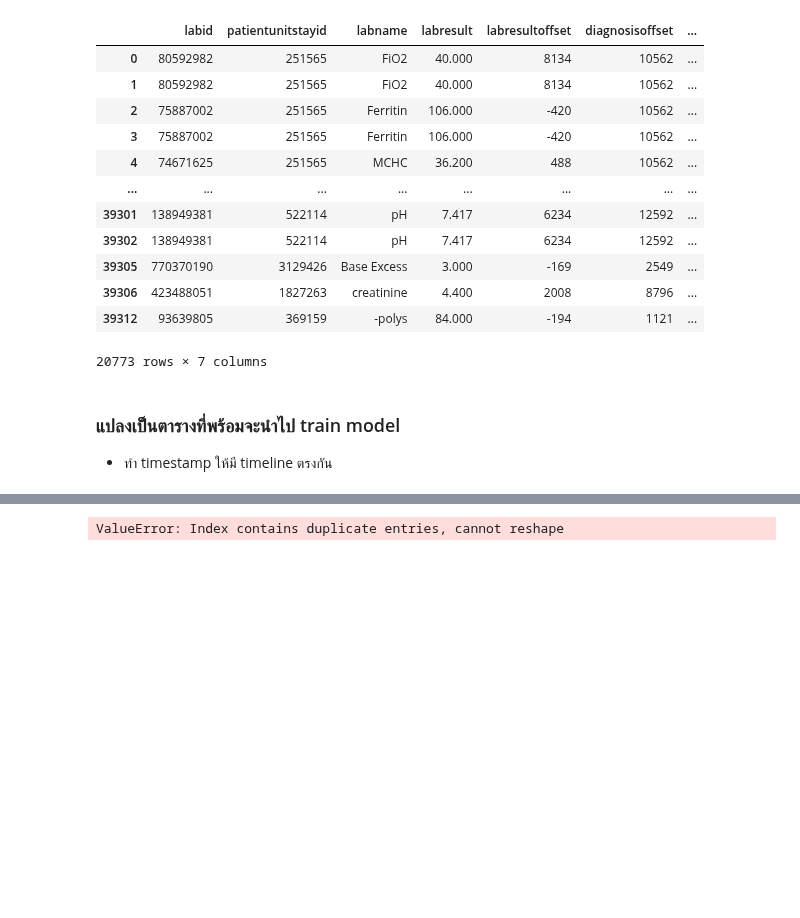
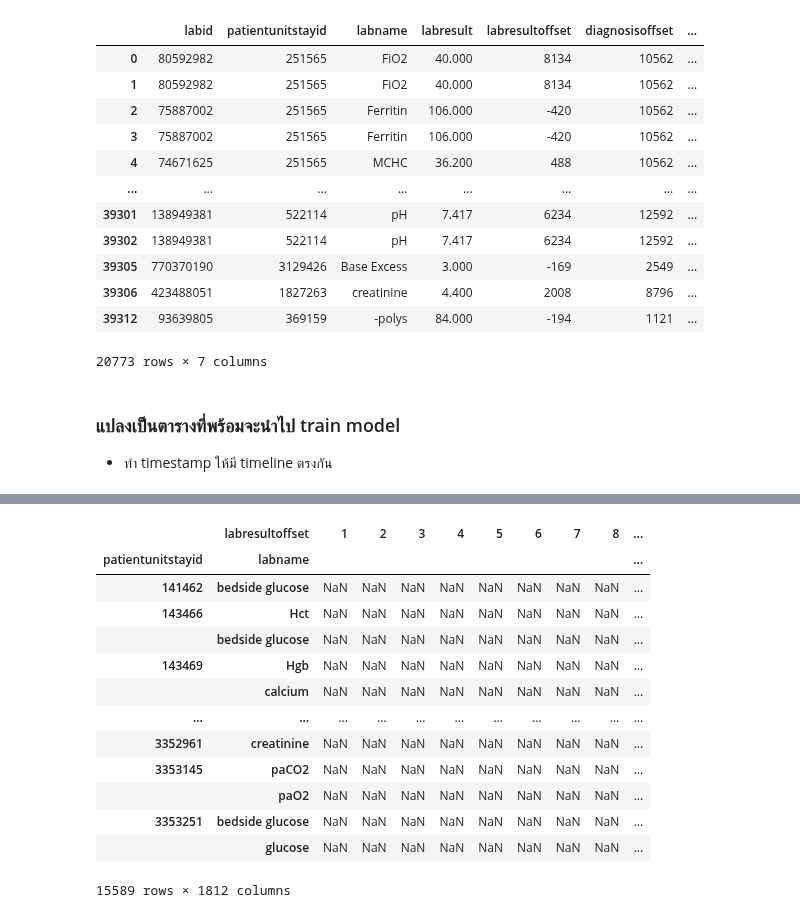
Before and after one commit to Tonry12/Data_joyx2, a Jupyter notebook: Sepsis_eICU_DATA.ipynb, the cells around one changed output, grey strips where cells are left out. Drawn from its saved outputs; the diff is of its cells as text; code cells hidden in the pictures; blank space fills up the shorter version.

```diff
--- a/Sepsis_eICU_DATA.ipynb
+++ b/Sepsis_eICU_DATA.ipynb
@@ -502,0 +505,2 @@ sepsis_group_lab_12
+# %%
+sepsis_group_lab_12['labresultoffset'] = sepsis_group_lab_12.groupby('labname').cumcount() + 1
@@ -503,6 +522,19 @@ sepsis_group_lab_12
 # %%
 # Pivot the DataFrame
-lab_time = sepsis_group_lab_12.pivot(index=['patientunitstayid', 'labname'], columns='labresultoffset', values='labresult')
-lab_time
+sepsis_group_pivot = sepsis_group_lab_12.pivot(index=['patientunitstayid', 'labname'], columns='labresultoffset', values='labresult')
+sepsis_group_pivot
 # %% [output]
+|  | labresultoffset | 1 | 2 | 3 | 4 | 5 | 6 | 7 | 8 | ... |
+| patientunitstayid | labname |  |  |  |  |  |  |  |  | ... |
+| 141462 | bedside glucose | NaN | NaN | NaN | NaN | NaN | NaN | NaN | NaN | ... |
+| 143466 | Hct | NaN | NaN | NaN | NaN | NaN | NaN | NaN | NaN | ... |
+|  | bedside glucose | NaN | NaN | NaN | NaN | NaN | NaN | NaN | NaN | ... |
+| 143469 | Hgb | NaN | NaN | NaN | NaN | NaN | NaN | NaN | NaN | ... |
+|  | calcium | NaN | NaN | NaN | NaN | NaN | NaN | NaN | NaN | ... |
+| ... | ... | ... | ... | ... | ... | ... | ... | ... | ... | ... |
+| 3352961 | creatinine | NaN | NaN | NaN | NaN | NaN | NaN | NaN | NaN | ... |
+| 3353145 | paCO2 | NaN | NaN | NaN | NaN | NaN | NaN | NaN | NaN | ... |
+|  | paO2 | NaN | NaN | NaN | NaN | NaN | NaN | NaN | NaN | ... |
+| 3353251 | bedside glucose | NaN | NaN | NaN | NaN | NaN | NaN | NaN | NaN | ... |
+|  | glucose | NaN | NaN | NaN | NaN | NaN | NaN | NaN | NaN | ... |
-ValueError: Index contains duplicate entries, cannot reshape
+15589 rows × 1812 columns
```
Also changed, not shown: parts of 4 cells of this notebook.
